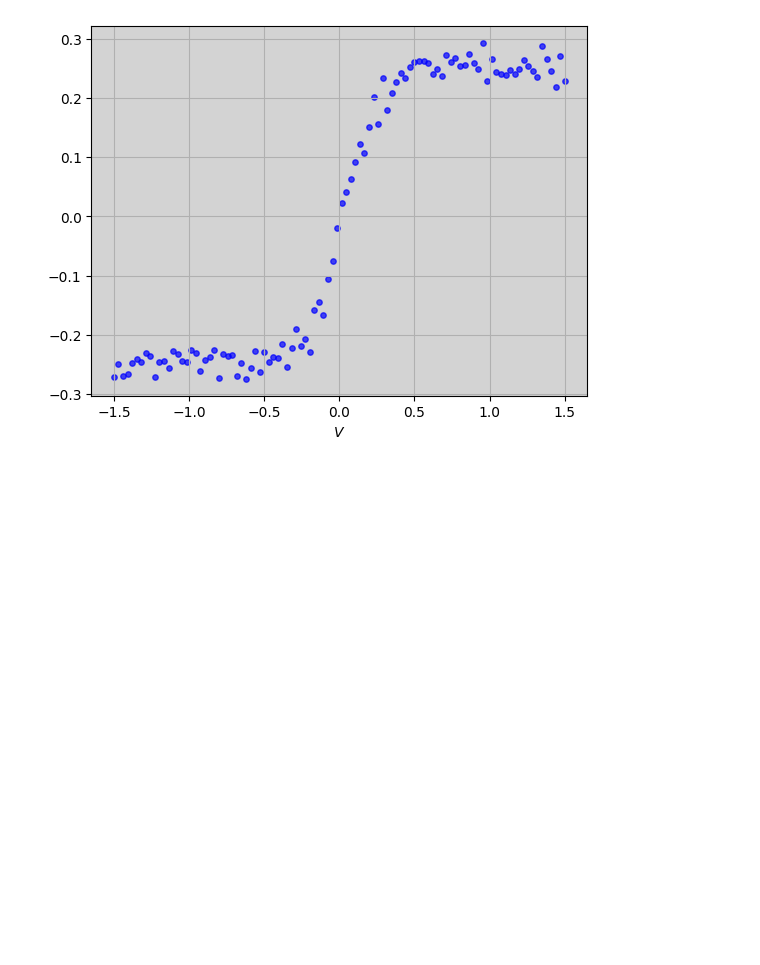
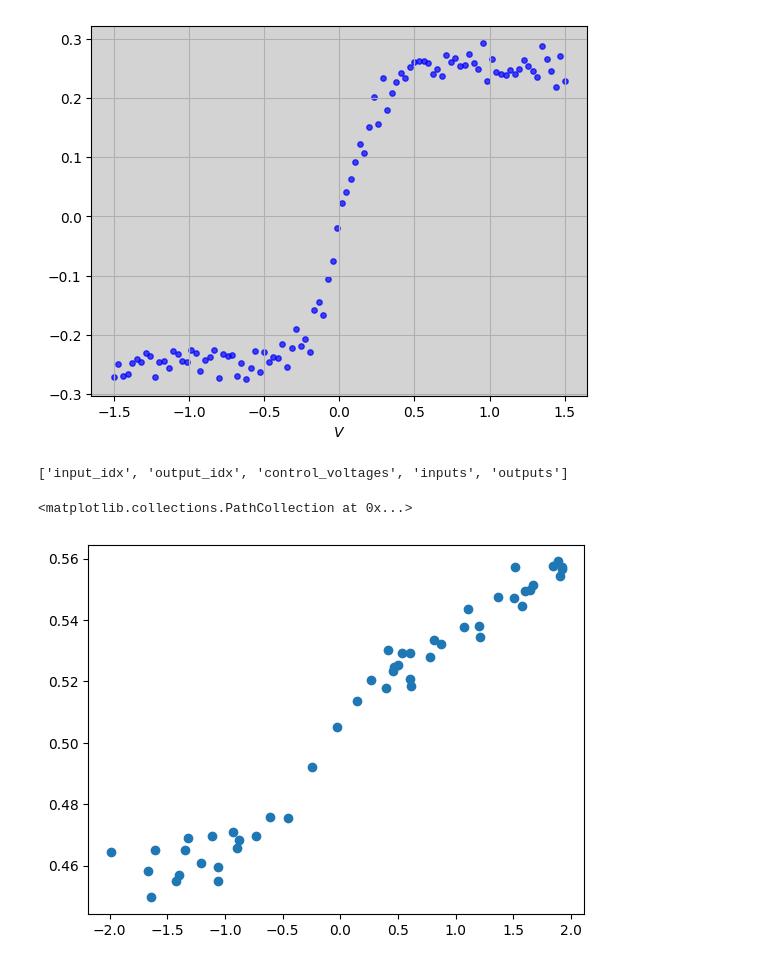
Before and after one commit to jwass1997/KMC_V1.1, a Jupyter notebook: test.ipynb, the cells around one changed output. Cells and saved outputs as stored; diff of their text form; code cells hidden in the pictures; blank space fills up the shorter version.

```diff
--- a/test.ipynb
+++ b/test.ipynb
@@ -133,3 +135,18 @@ ax.scatter(vs, data, s=15, alpha=.7, color="blue")
 (100,)
 <matplotlib.collections.PathCollection at 0x...>
 [figure]
+# %%
+sweep_data = np.load("currentData/sweep_test.npz")
+print(sweep_data.files)
+
+in_idx = sweep_data["input_idx"]
+out_idx = sweep_data["output_idx"]
+control_voltages = sweep_data["control_voltages"]
+inputs = sweep_data["inputs"]
+outputs = sweep_data["outputs"]
+
+plt.scatter(inputs, outputs)
+# %% [output]
+['input_idx', 'output_idx', 'control_voltages', 'inputs', 'outputs']
+<matplotlib.collections.PathCollection at 0x...>
+[figure, added]
```
Also changed, not shown: parts of 1 cell of this notebook, 8 other files.
